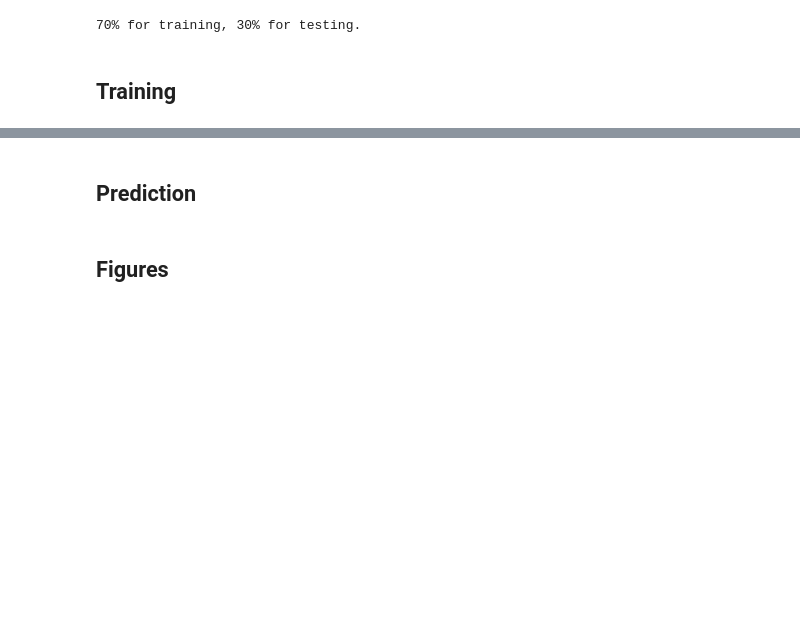
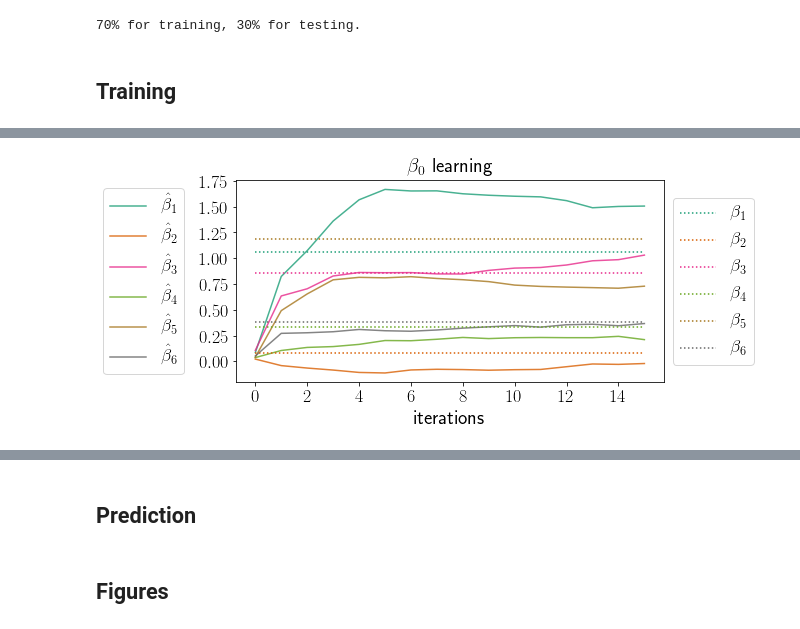
Before and after one commit to Califrais/flash, a Jupyter notebook: Lights tutorial.ipynb, the cells around one changed output, grey strips where cells are left out. Drawn from its saved outputs; the diff is of its cells as text; code cells hidden in the pictures; blank space fills up the shorter version.

```diff
--- a/Lights tutorial.ipynb
+++ b/Lights tutorial.ipynb
@@ -409 +406,10 @@ Done solving using QNMCEM in 7.48e+01 seconds
+# %%
+# Visualize beta_0
+true_beta = simu.fixed_effect_coeffs[0].reshape(-1, 1)
+to = len(true_beta)+1
+leg1 = [r"$\hat \beta_%s$" % j for j in range(1, to)]
+leg2 = [r"$\beta_%s$" % j for j in range(1, to)]
+visualize_vect_learning(qnmcem, "beta_0", r"$\beta_0$", true_beta, leg1, leg2)
+# %% [output]
+[figure, added]
 # %%
```
Also changed, not shown: parts of 4 cells of this notebook, 1 other file.
